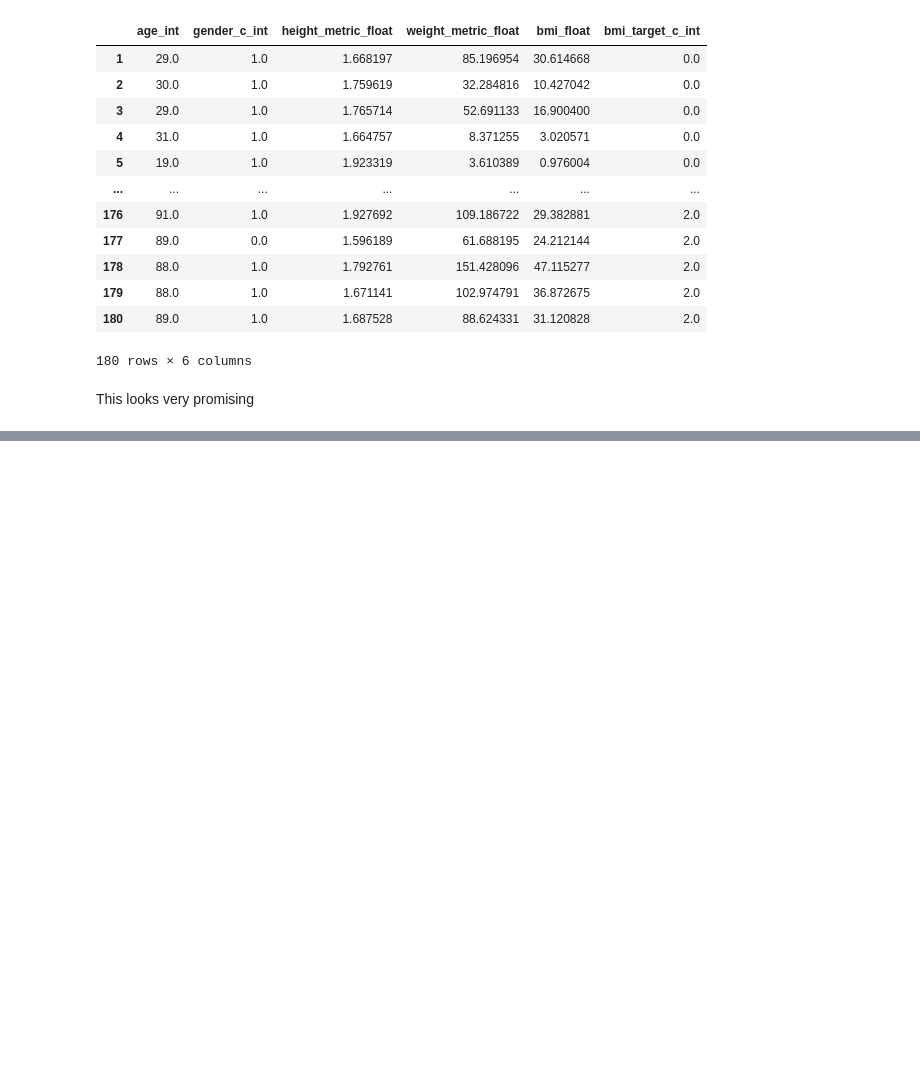
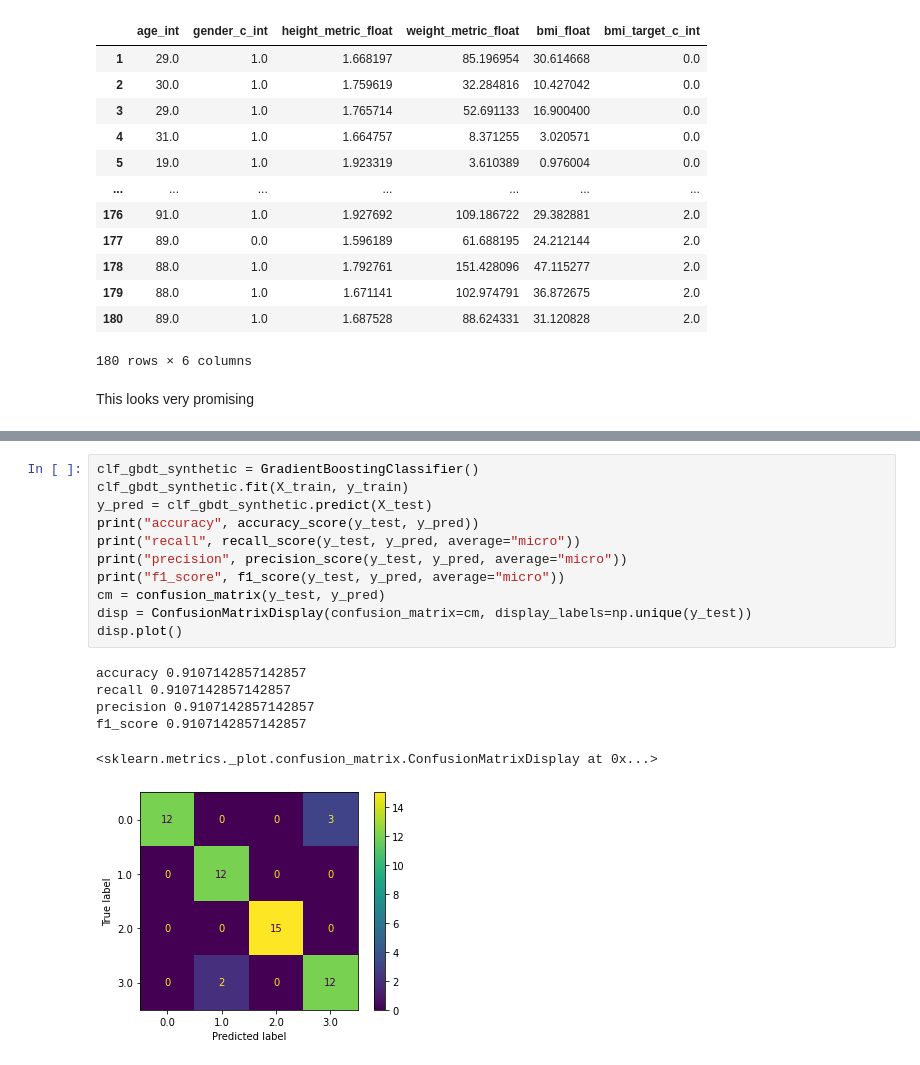
Before and after one commit to nilbot/shiny-computing-machine-bmi, a Jupyter notebook: exploratory/experiment.ipynb, the cells around one changed output, grey strips where cells are left out. Cells and saved outputs as stored; diff of their text form; blank space fills up the shorter version.

```diff
--- a/exploratory/experiment.ipynb
+++ b/exploratory/experiment.ipynb
@@ -312,0 +387,18 @@ This looks very promising
+# %%
+clf_gbdt_synthetic = GradientBoostingClassifier()
+clf_gbdt_synthetic.fit(X_train, y_train)
+y_pred = clf_gbdt_synthetic.predict(X_test)
+print("accuracy", accuracy_score(y_test, y_pred))
+print("recall", recall_score(y_test, y_pred, average="micro"))
+print("precision", precision_score(y_test, y_pred, average="micro"))
+print("f1_score", f1_score(y_test, y_pred, average="micro"))
+cm = confusion_matrix(y_test, y_pred)
+disp = ConfusionMatrixDisplay(confusion_matrix=cm, display_labels=np.unique(y_test))
+disp.plot()
+# %% [output]
+accuracy 0.9107142857142857
+recall 0.9107142857142857
+precision 0.9107142857142857
+f1_score 0.9107142857142857
+<sklearn.metrics._plot.confusion_matrix.ConfusionMatrixDisplay at 0x...>
+[figure, added]
```
Also changed, not shown: parts of 12 cells of this notebook.
